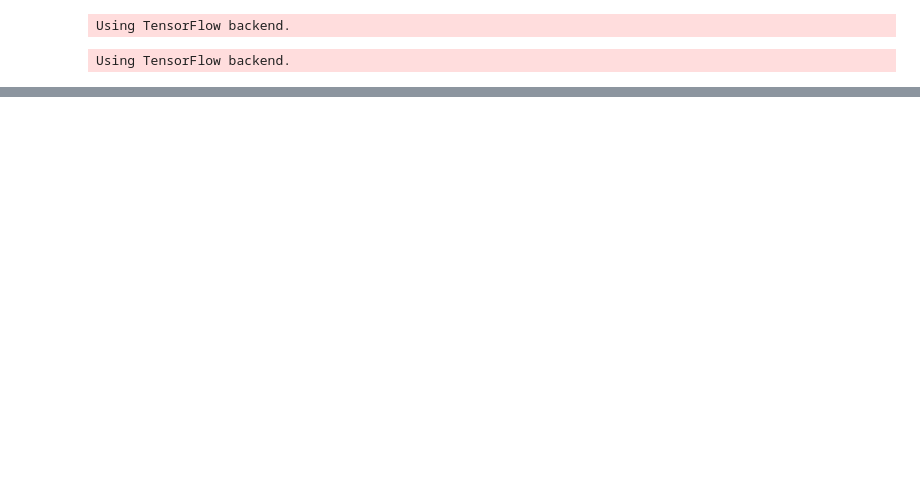
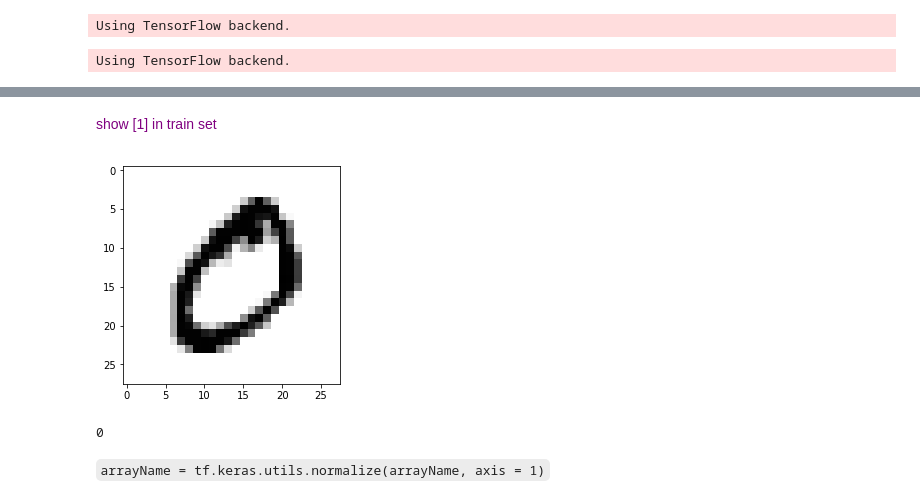
Before and after one commit to chezydan/pytopics, a Jupyter notebook: Keras 01.ipynb, the cells around one changed output, grey strips where cells are left out. Saved outputs shown, nothing was run; the diff lists cells and outputs as text; code cells hidden in the pictures; blank space fills up the shorter version.

```diff
--- a/Keras 01.ipynb
+++ b/Keras 01.ipynb
@@ -23,0 +65,11 @@ a=0
+# %% [markdown]
+<p> <span style='color:purple'> show [1] in train set </span>
+# %%
+plt.imshow(x_train[1], cmap = plt.cm.binary)
+plt.show()
+print (y_train[1])
+# %% [output]
+[figure, added]
+0
+# %% [markdown]
+`arrayName = tf.keras.utils.normalize(arrayName, axis = 1)`
```
Also changed, not shown: parts of 31 cells of this notebook, 17 other files.
